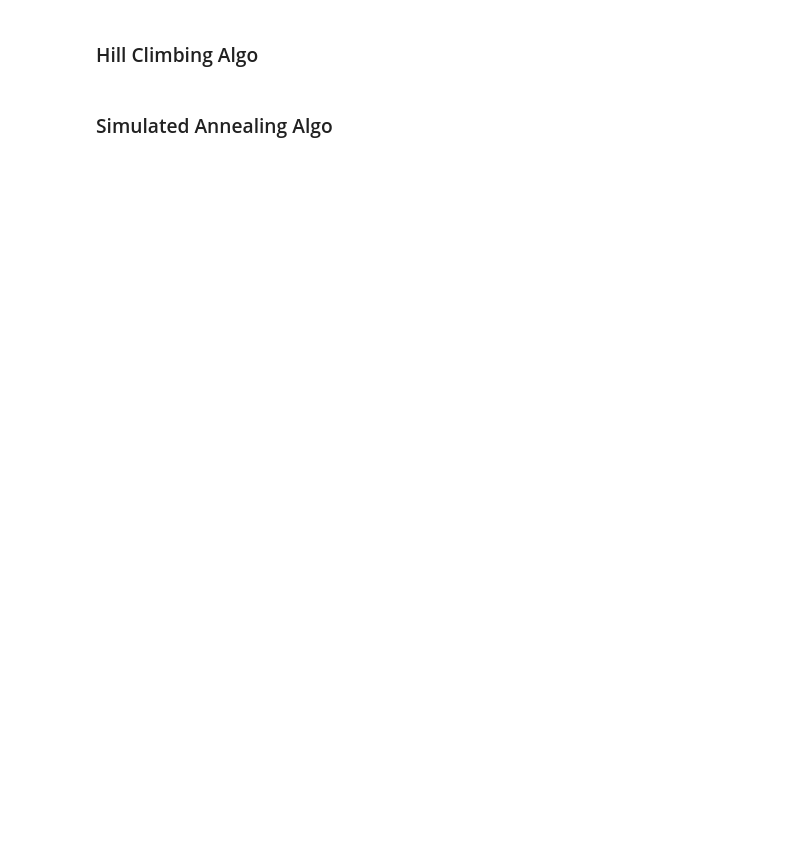
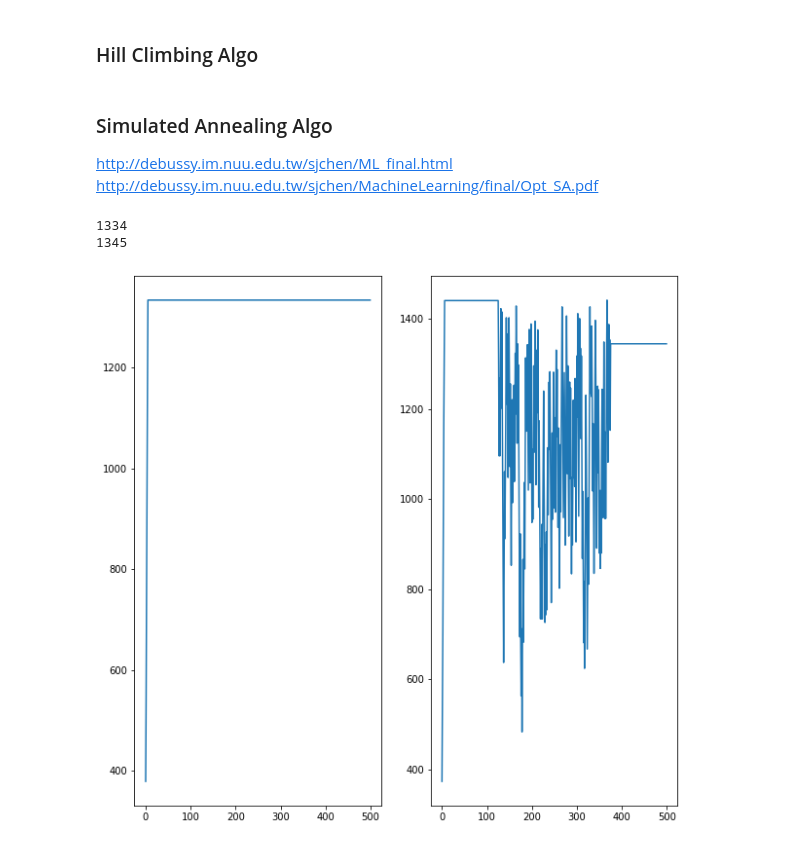
Before and after one commit to a1091150/AWINLab_NewStudent_Homework, a Jupyter notebook: meta_heuristic_algo/machine_learning.ipynb, the cells around one changed output. Cells and saved outputs as stored; diff of their text form; code cells hidden in the pictures; blank space fills up the shorter version.

```diff
--- a/meta_heuristic_algo/machine_learning.ipynb
+++ b/meta_heuristic_algo/machine_learning.ipynb
@@ -53,3 +58,58 @@ for _ in range(500):
     ()
-# %% [markdown]
-### Simulated Annealing Algo
+# %% [markdown]
+### Simulated Annealing Algo
+http://debussy.im.nuu.edu.tw/sjchen/ML_final.html
+http://debussy.im.nuu.edu.tw/sjchen/MachineLearning/final/Opt_SA.pdf
+# %%
+# selection two
+s2 = np.zeros((NUMBER_OF_OBJECTS), dtype=int)
+historySelection2 = np.zeros(ITER_RANGE, dtype=int)
+
+while(1):
+    seed = random.randint(0, NUMBER_OF_OBJECTS - 1)
+    s2[seed] = 1
+    np.random.shuffle(s2)
+    if  KNAPSACK_CAP > getSumOfWeight(s2):
+        break
+    ()
+# %%
+def shouldAccept(num: int):
+    return 125 < num and num < 375
+    ()
+
+for x in range(ITER_RANGE):
+    iterMaxProfit = getSumOfProfit(s2)
+    nn = getNeighborhood(s2)
+    np.random.shuffle(nn)
+    for i in range(NUMBER_OF_OBJECTS):
+        if  KNAPSACK_CAP > getSumOfWeight(nn[i]):
+            nProfit = getSumOfProfit(nn[i])
+            if  iterMaxProfit < nProfit or shouldAccept(x):
+                s2 = nn[i]
+                iterMaxProfit = nProfit
+                break
+                ()
+            ()
+    historySelection2[x] = iterMaxProfit
+    ()
+# %%
+print(historySelection1[ITER_RANGE - 1])
+print(historySelection2[ITER_RANGE - 1])
+# %% [output]
+1334
+1345
+# %%
+import matplotlib.pyplot as plt
+iterRange = range(ITER_RANGE)
+
+plt.figure(figsize=(10,10))
+plt.subplot(1,2,1)
+
+plt.plot(iterRange, historySelection1)
+
+plt.subplot(1,2,2)
+plt.plot(iterRange, historySelection2)
+
+plt.show()
+# %% [output]
+[figure, added]
```
Also changed, not shown: parts of 3 cells of this notebook.
